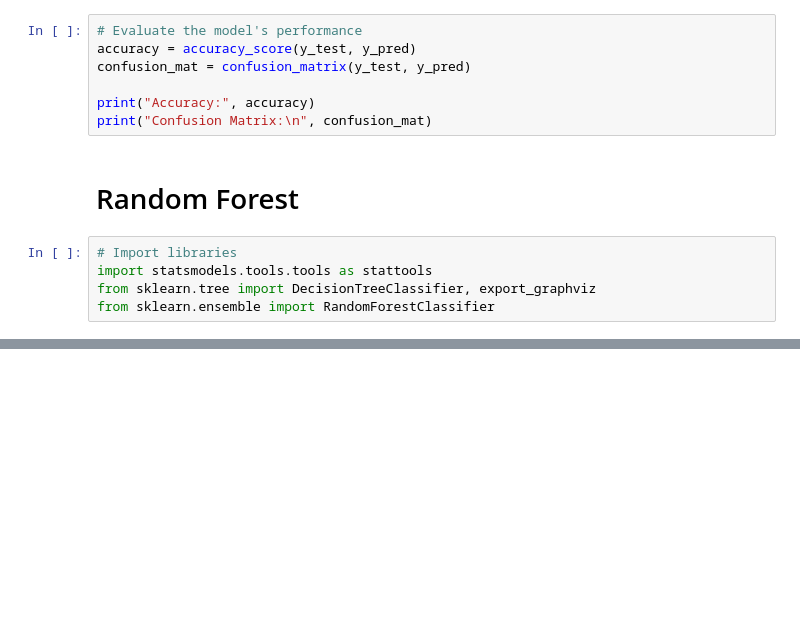
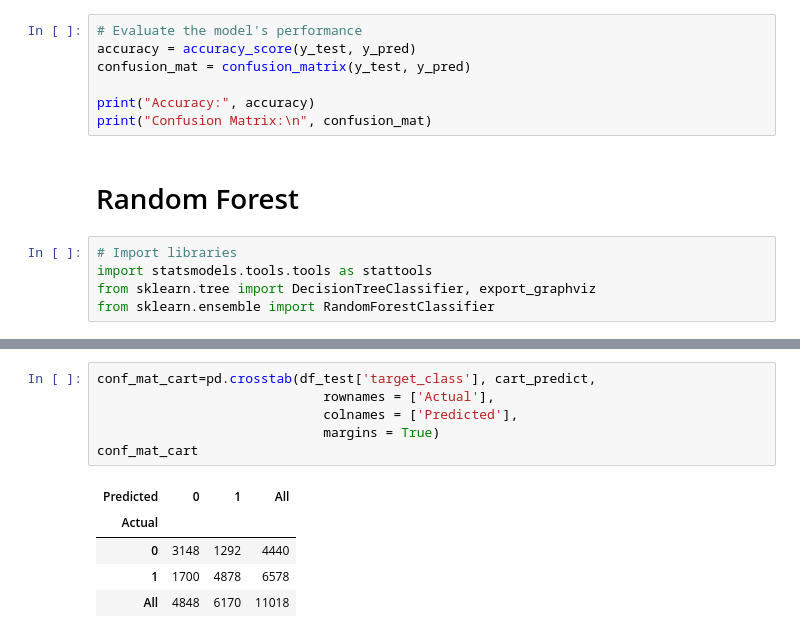
Before and after one commit to vivianndo/ads508_gunviolence, a Jupyter notebook: notebooks/Data_Modeling.ipynb, the cells around one changed output, grey strips where cells are left out. Saved outputs shown, nothing was run; the diff lists cells and outputs as text; blank space fills up the shorter version.

```diff
--- a/notebooks/Data_Modeling.ipynb
+++ b/notebooks/Data_Modeling.ipynb
@@ -388,0 +424,12 @@ conf_mat_rf
+# %%
+conf_mat_cart=pd.crosstab(df_test['target_class'], cart_predict,
+                             rownames = ['Actual'],
+                             colnames = ['Predicted'],
+                             margins = True)
+conf_mat_cart
+# %% [output]
+| Predicted | 0 | 1 | All |
+| Actual |  |  |  |
+| 0 | 3148 | 1292 | 4440 |
+| 1 | 1700 | 4878 | 6578 |
+| All | 4848 | 6170 | 11018 |
```
Also changed, not shown: parts of 10 cells of this notebook.
